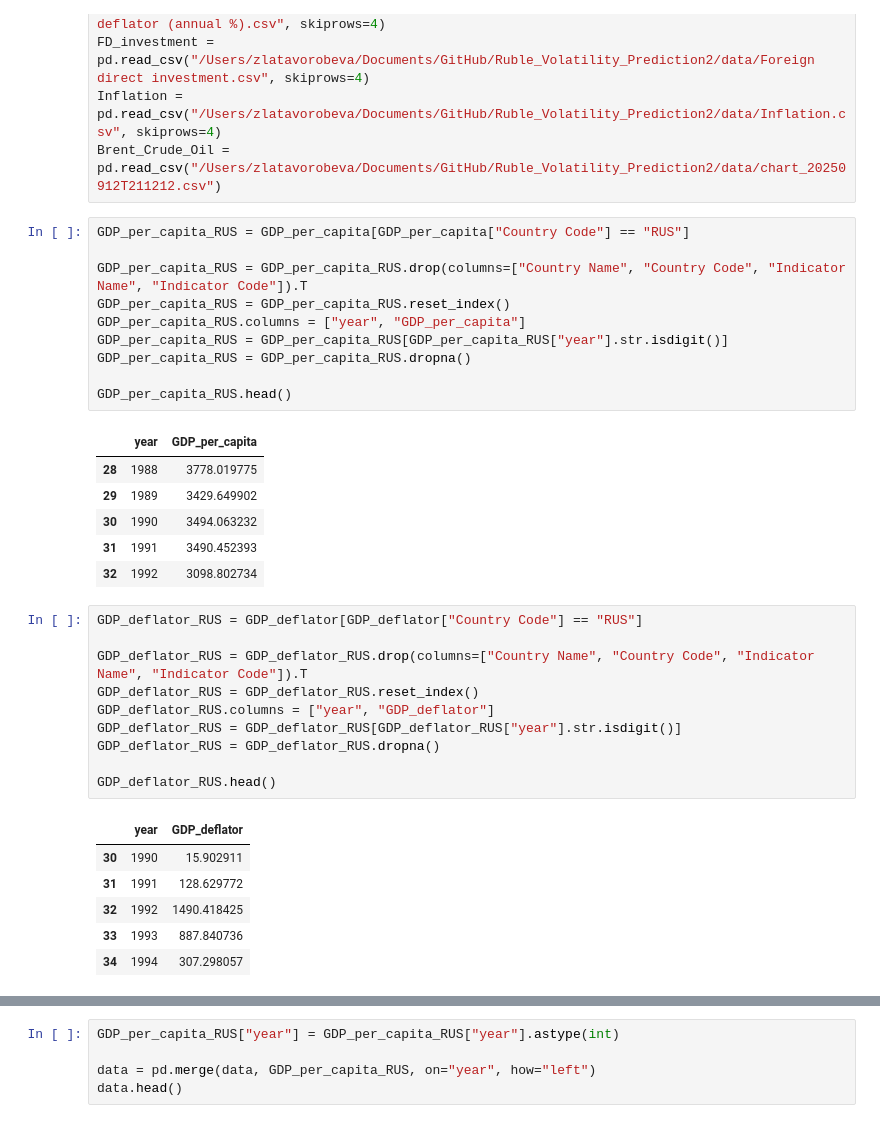
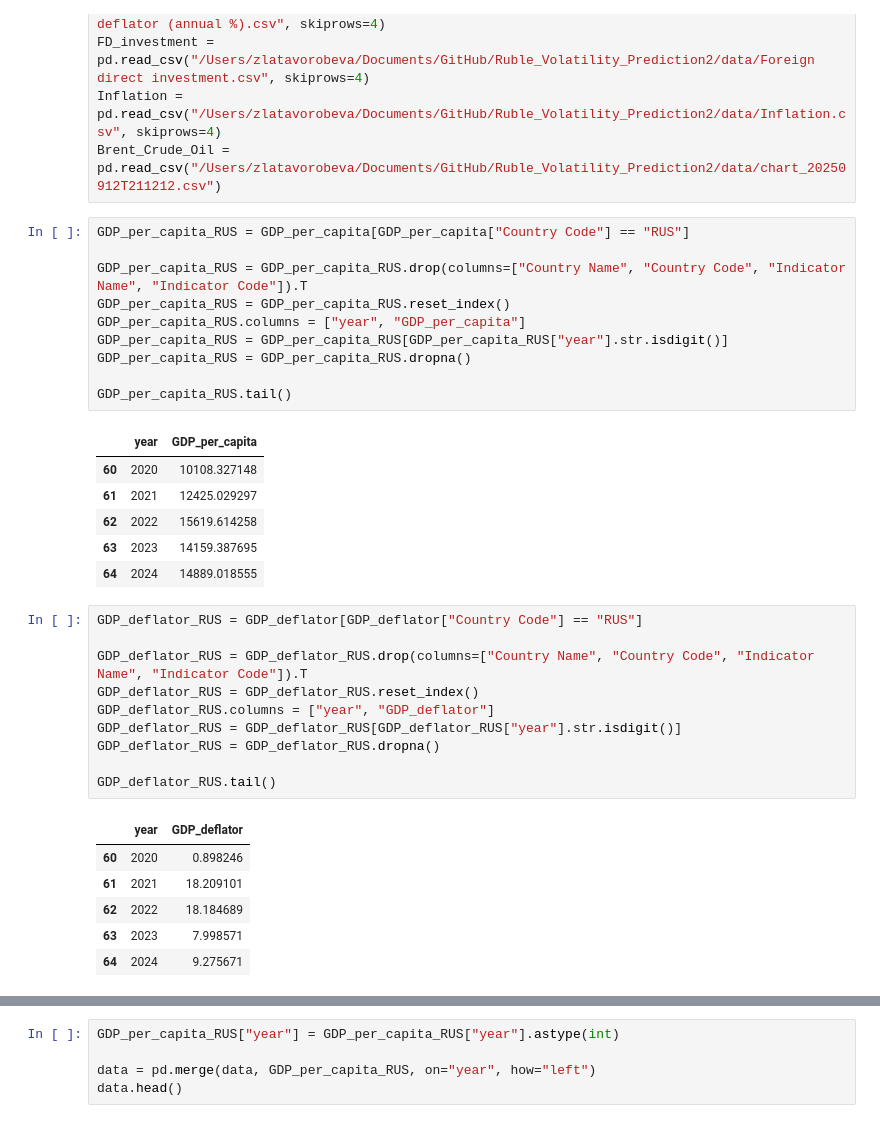
Before and after one commit to ZlataSparrow/Ruble_Volatility_Prediction, a Jupyter notebook: notebook/Data Input & Clean Up.ipynb, the cells around one changed output, grey strips where cells are left out. Drawn from its saved outputs; the diff is of its cells as text.

```diff
--- a/notebook/Data Input & Clean Up.ipynb
+++ b/notebook/Data Input & Clean Up.ipynb
@@ -391,20 +391,20 @@ Brent_Crude_Oil = pd.read_csv("/Users/zlatavorobeva/Documents/GitHub/Ruble_Volat
 # %%
 GDP_per_capita_RUS = GDP_per_capita[GDP_per_capita["Country Code"] == "RUS"]
 
 GDP_per_capita_RUS = GDP_per_capita_RUS.drop(columns=["Country Name", "Country Code", "Indicator Name", "Indicator Code"]).T
 GDP_per_capita_RUS = GDP_per_capita_RUS.reset_index()
 GDP_per_capita_RUS.columns = ["year", "GDP_per_capita"]
 GDP_per_capita_RUS = GDP_per_capita_RUS[GDP_per_capita_RUS["year"].str.isdigit()]
 GDP_per_capita_RUS = GDP_per_capita_RUS.dropna()
 
-GDP_per_capita_RUS.head()
+GDP_per_capita_RUS.tail()
 # %% [output]
 |  | year | GDP_per_capita |
-| 28 | 1988 | 3778.019775 |
-| 29 | 1989 | 3429.649902 |
-| 30 | 1990 | 3494.063232 |
-| 31 | 1991 | 3490.452393 |
-| 32 | 1992 | 3098.802734 |
+| 60 | 2020 | 10108.327148 |
+| 61 | 2021 | 12425.029297 |
+| 62 | 2022 | 15619.614258 |
+| 63 | 2023 | 14159.387695 |
+| 64 | 2024 | 14889.018555 |
 # %%
 GDP_deflator_RUS = GDP_deflator[GDP_deflator["Country Code"] == "RUS"]
 
@@ -414,14 +414,14 @@ GDP_deflator_RUS.columns = ["year", "GDP_deflator"]
 GDP_deflator_RUS = GDP_deflator_RUS[GDP_deflator_RUS["year"].str.isdigit()]
 GDP_deflator_RUS = GDP_deflator_RUS.dropna()
 
-GDP_deflator_RUS.head()
+GDP_deflator_RUS.tail()
 # %% [output]
 |  | year | GDP_deflator |
-| 30 | 1990 | 15.902911 |
-| 31 | 1991 | 128.629772 |
-| 32 | 1992 | 1490.418425 |
-| 33 | 1993 | 887.840736 |
-| 34 | 1994 | 307.298057 |
+| 60 | 2020 | 0.898246 |
+| 61 | 2021 | 18.209101 |
+| 62 | 2022 | 18.184689 |
+| 63 | 2023 | 7.998571 |
+| 64 | 2024 | 9.275671 |
 # %%
 FD_investment_RUS = FD_investment[FD_investment["Country Code"] == "RUS"]
 
```
Also changed, not shown: parts of 3 cells of this notebook, 2 other files.
